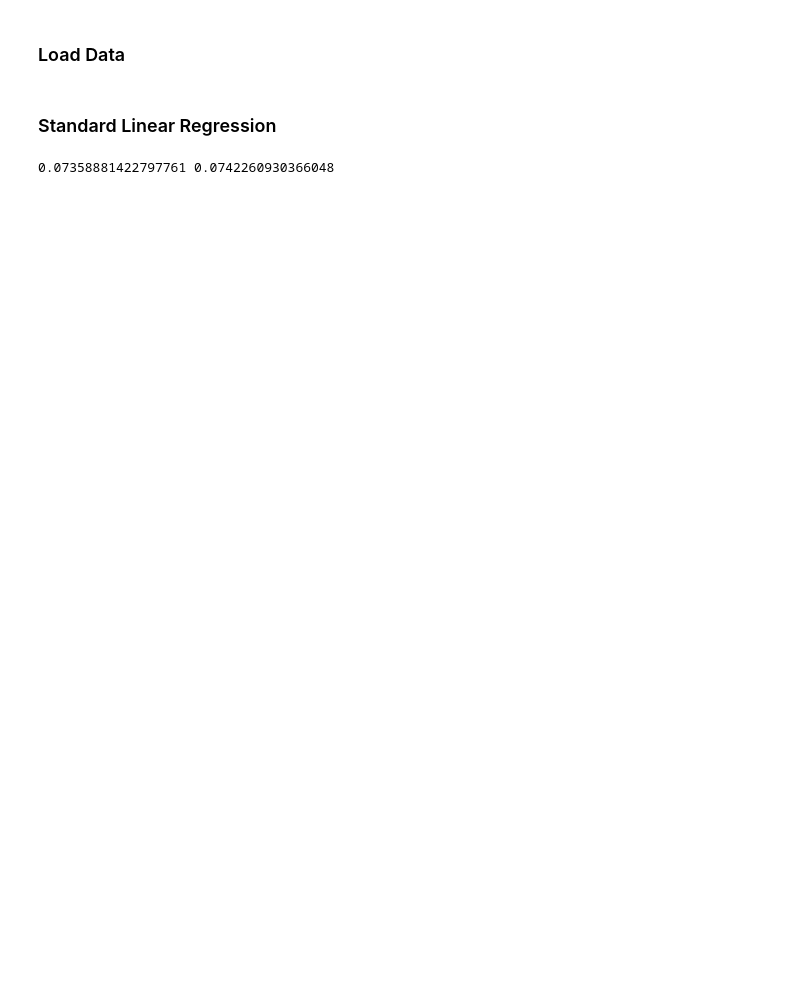
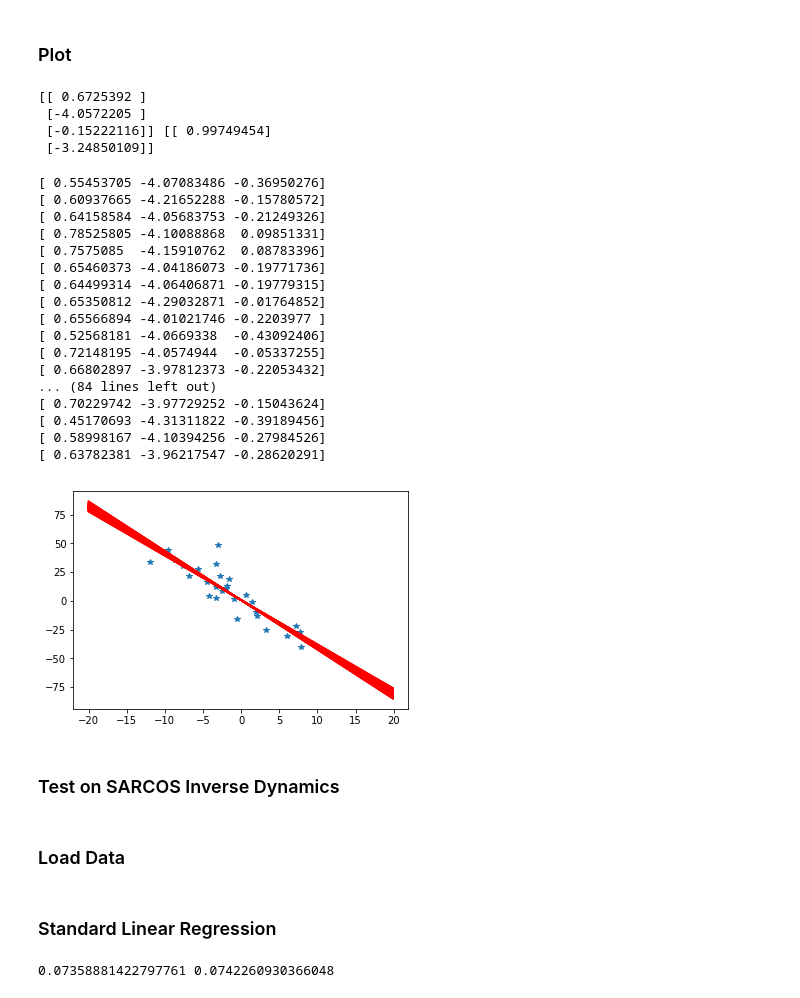
Before and after one commit to anhnguyendepocen/bayes_comp, a Jupyter notebook: notebook/Linear Regression-TF.ipynb, the cells around one changed output. Saved outputs shown, nothing was run; the diff lists cells and outputs as text; code cells hidden in the pictures; blank space fills up the shorter version.

```diff
--- a/notebook/Linear Regression-TF.ipynb
+++ b/notebook/Linear Regression-TF.ipynb
@@ -17,0 +86,19 @@ sess = tf.InteractiveSession()
+# %%
+alpha = 10000.
+params = [alpha]
+
+D_in = X.shape[1]+1
+D_out = 1
+batch_size = 100
+
+mu = tf.Variable(tf.random_normal(shape=(D_in,1)))
+L = tf.Variable(tf.eye(D_in))
+
+X = X.astype(np.float32)
+Y = Y.astype(np.float32)
+# %%
+error_mse = mse(tf.matmul(X,mu[:-1]),Y)
+post = posterior(params,X,Y,1)(tf.expand_dims(mu,0))
+samples = tf.placeholder(tf.float32,shape=(batch_size, D_in,1))
+elbo_data = ELBO(params, X, Y, batch_size)
+elbo = elbo_data(mu,L,samples)
@@ -17,0 +111,5 @@ sess = tf.InteractiveSession()
+# %%
+for i in range(3000):
+    cur_samples = np.array([np.random.normal(np.zeros(D_in))[:,None] for j in range(batch_size)])
+    _,elbo_,mu_,e_ = sess.run([train,elbo,mu,error_mse],feed_dict={samples:cur_samples})
+    print i,elbo_,e_
@@ -18,3 +134,44 @@ sess = tf.InteractiveSession()
+# %% [markdown]
+### Plot
+# %%
+sigma_ = expm(2*L).eval()
+sig = np.sqrt(1/(mu_[2,0]**2))
+print mu_, w_true
+# %% [output]
+[[ 0.6725392 ]
+ [-4.0572205 ]
+ [-0.15222116]] [[ 0.99749454]
+ [-3.24850109]]
+# %%
+plt.plot(X[:,1],Y,'*')
+x_test = np.arange(-20,20,0.1)[:,None]
+X_test = np.hstack([np.ones((x_test.shape[0],1)),x_test])
+for i in range(100):
+    sample_mu = mvn(mu_[:,0], sigma_)
+    print sample_mu
+    y_pred = np.dot(X_test,sample_mu[:-1])
+    plt.plot(x_test, y_pred, '-r')
+# %% [output]
+[ 0.55453705 -4.07083486 -0.36950276]
+[ 0.60937665 -4.21652288 -0.15780572]
+[ 0.64158584 -4.05683753 -0.21249326]
+[ 0.78525805 -4.10088868  0.09851331]
+[ 0.7575085  -4.15910762  0.08783396]
+[ 0.65460373 -4.04186073 -0.19771736]
+[ 0.64499314 -4.06406871 -0.19779315]
+[ 0.65350812 -4.29032871 -0.01764852]
+[ 0.65566894 -4.01021746 -0.2203977 ]
+[ 0.52568181 -4.0669338  -0.43092406]
+[ 0.72148195 -4.0574944  -0.05337255]
+[ 0.66802897 -3.97812373 -0.22053432]
+... (84 lines left out)
+[ 0.70229742 -3.97729252 -0.15043624]
+[ 0.45170693 -4.31311822 -0.39189456]
+[ 0.58998167 -4.10394256 -0.27984526]
+[ 0.63782381 -3.96217547 -0.28620291]
+[figure, added]
+# %% [markdown]
+### Test on SARCOS Inverse Dynamics
 # %% [markdown]
 ### Load Data
 # %%
```
Also changed, not shown: parts of 105 cells of this notebook, 1 other file.
